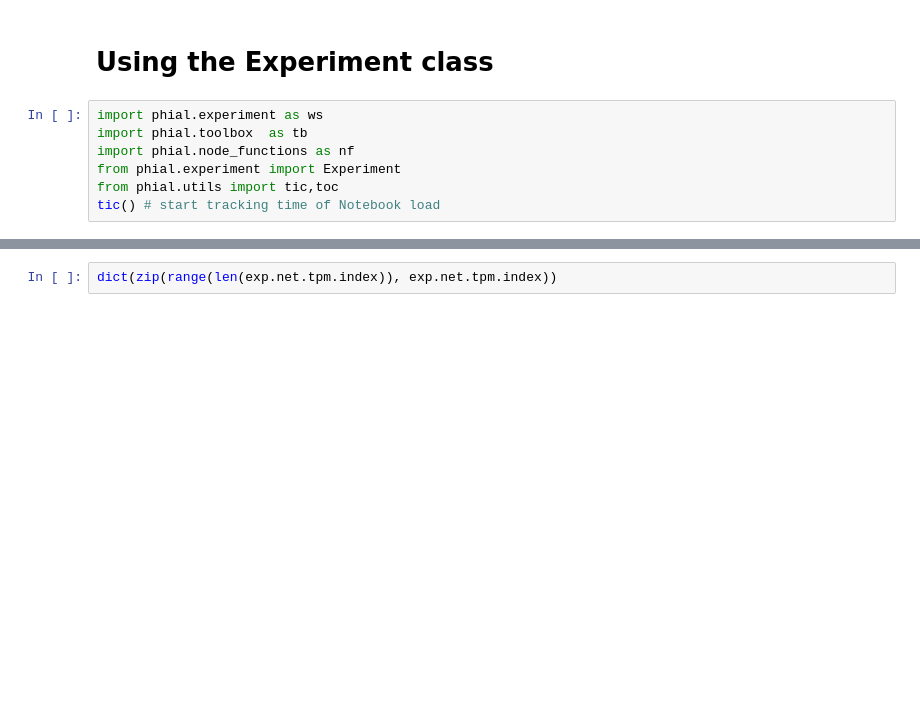
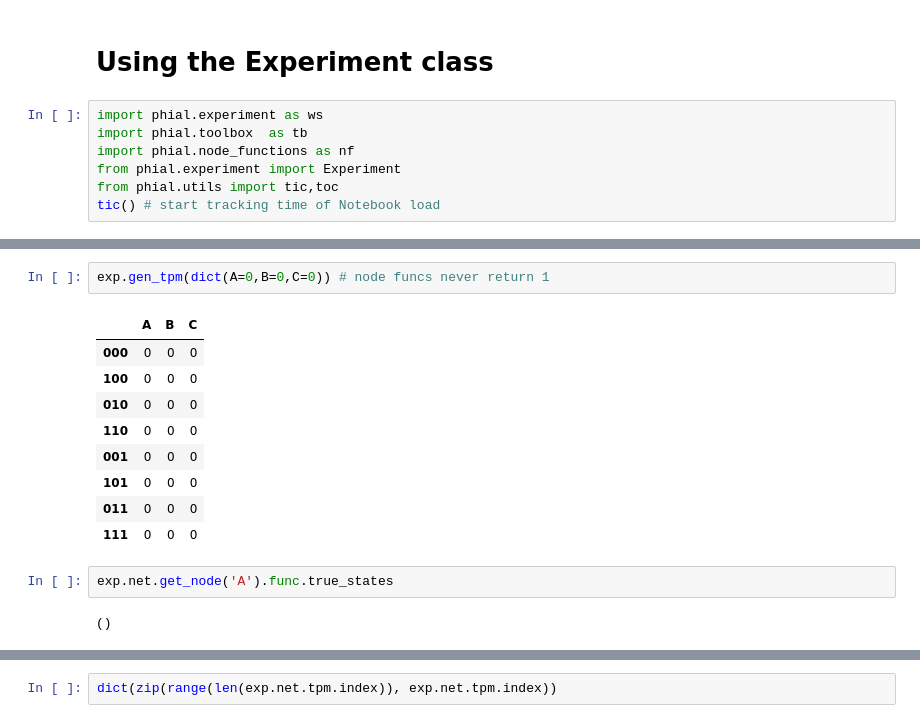
Before and after one commit to wesmith/phial, a Jupyter notebook: notebooks/Experiment-usage.ipynb, the cells around one changed output, grey strips where cells are left out. Drawn from its saved outputs; the diff is of its cells as text; blank space fills up the shorter version.

```diff
--- a/notebooks/Experiment-usage.ipynb
+++ b/notebooks/Experiment-usage.ipynb
@@ -37,0 +64,16 @@ exp.analyze(countUnreachable=True)
+# %%
+exp.gen_tpm(dict(A=0,B=0,C=0)) # node funcs never return 1
+# %% [output]
+|  | A | B | C |
+| 000 | 0 | 0 | 0 |
+| 100 | 0 | 0 | 0 |
+| 010 | 0 | 0 | 0 |
+| 110 | 0 | 0 | 0 |
+| 001 | 0 | 0 | 0 |
+| 101 | 0 | 0 | 0 |
+| 011 | 0 | 0 | 0 |
+| 111 | 0 | 0 | 0 |
+# %%
+exp.net.get_node('A').func.true_states
+# %% [output]
+()
```
Also changed, not shown: parts of 11 cells of this notebook, 4 other files.
